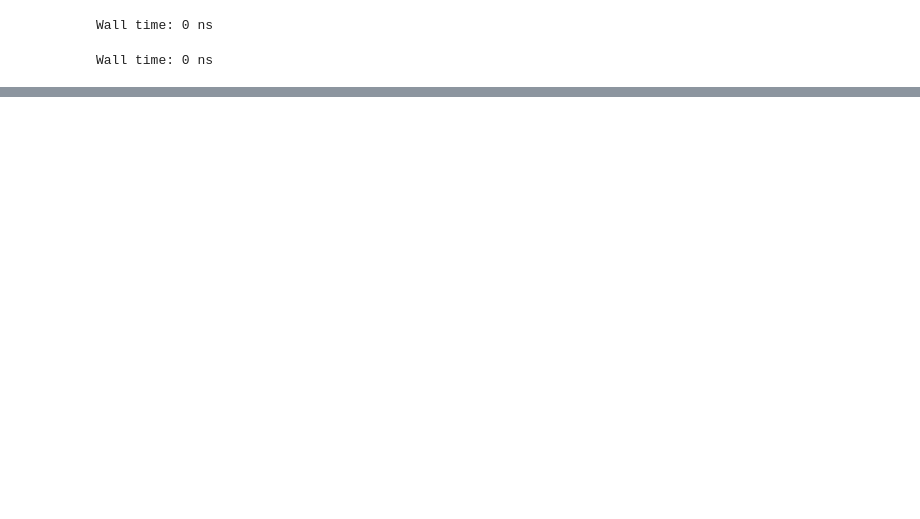
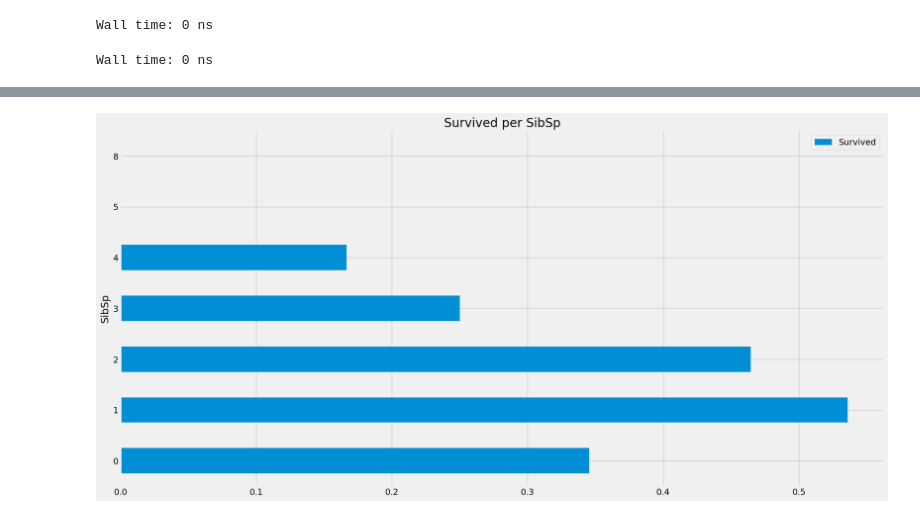
Before and after one commit to raduspaimoc/DataQuest-Projects, a Jupyter notebook: Creating a Kaggle Workflow/Creating a Kaggle Workflow.ipynb, the cells around one changed output, grey strips where cells are left out. Cells and saved outputs as stored; diff of their text form; code cells hidden in the pictures; blank space fills up the shorter version.

```diff
--- a/Creating a Kaggle Workflow/Creating a Kaggle Workflow.ipynb
+++ b/Creating a Kaggle Workflow/Creating a Kaggle Workflow.ipynb
@@ -129,3 +135,11 @@ def process_dataframe(df):
     df = create_dummies(df, "Cabin_type")
     df = create_dummies(df, "Sex")
     return df
+# %%
+def plot_horizontally(df, column, column2, title, kind="barh"):
+    df.pivot_table(index=[column],values=[column2]).reset_index().plot(
+        x=column,
+        y=column2,
+        kind=kind,
+        figsize=(20,10),
+        title=title)
@@ -141,0 +200,4 @@ Wall time: 0 ns
+# %%
+plot_horizontally(train, "SibSp", "Survived", "Survived per SibSp", kind="barh")
+# %% [output]
+[figure, added]
```
Also changed, not shown: parts of 19 cells of this notebook.
